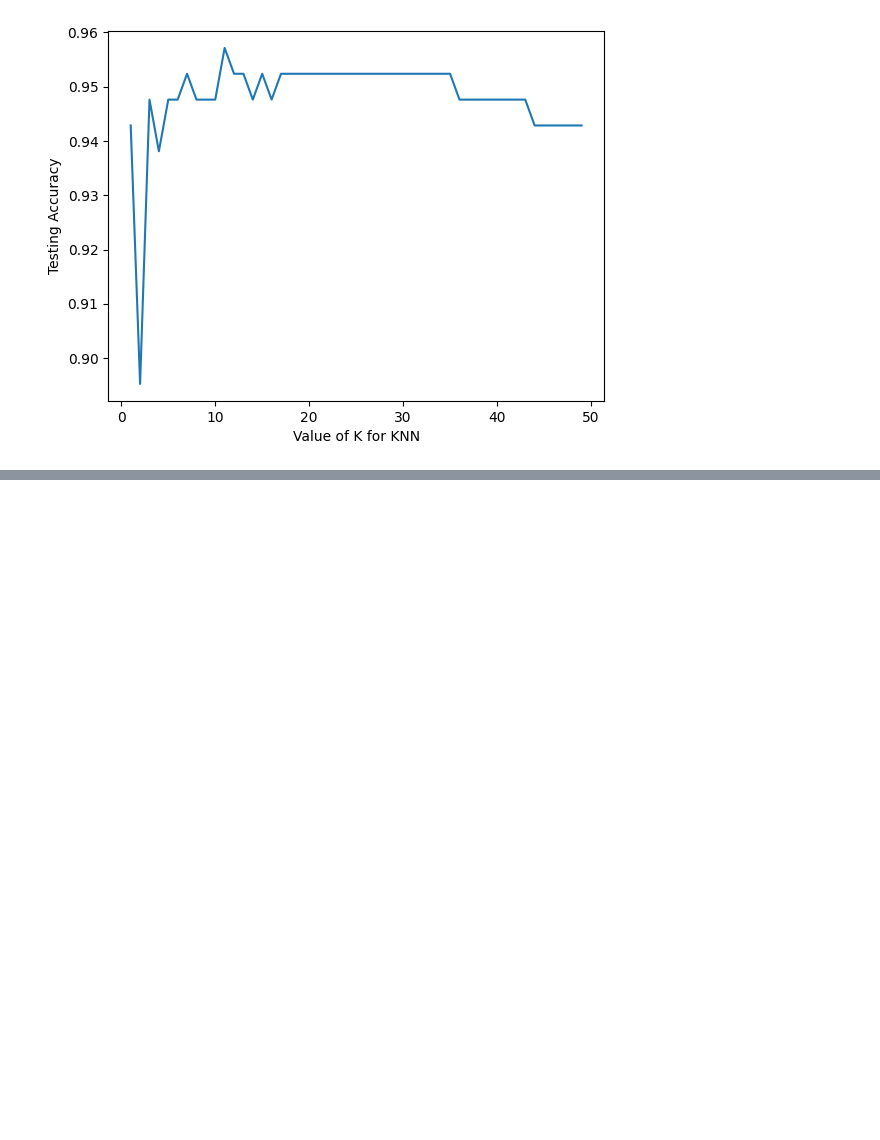
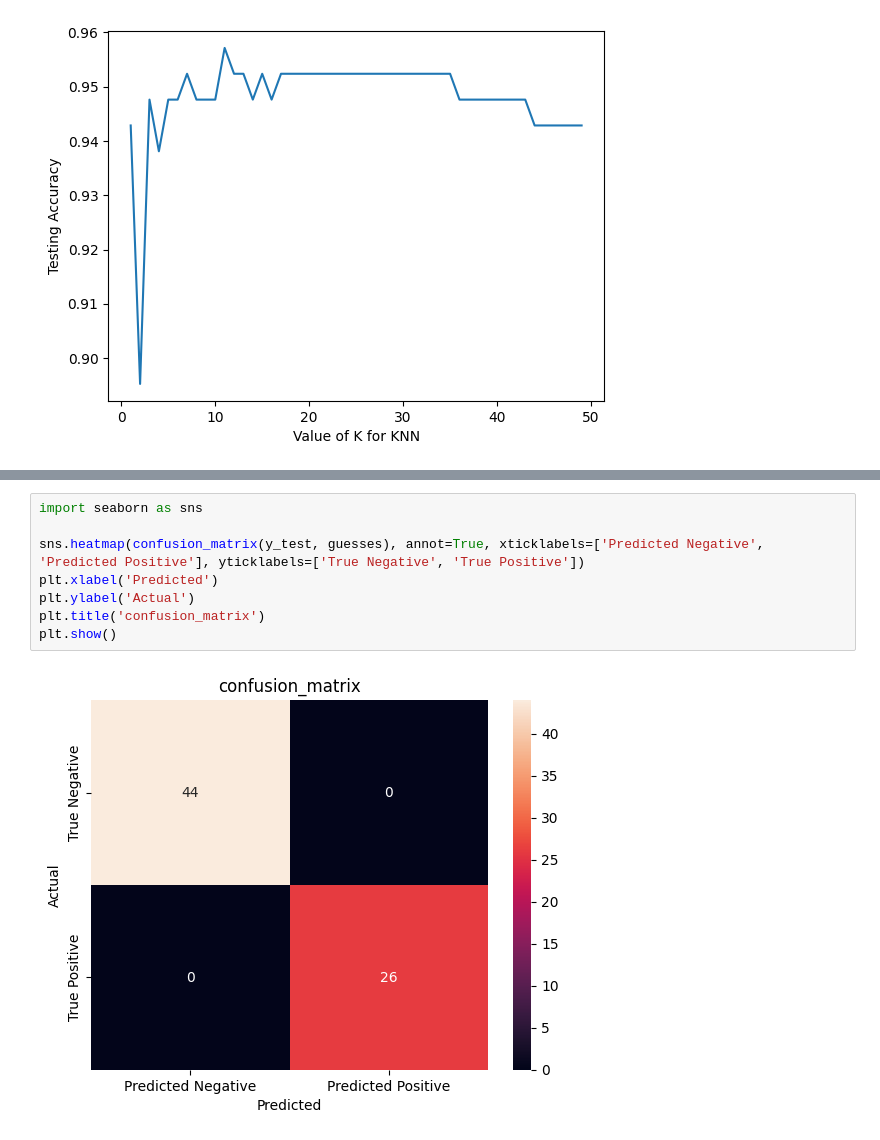
Before and after one commit to Park-HY-00/BAV, a Jupyter notebook: week9-hw.ipynb, the cells around one changed output, grey strips where cells are left out. Saved outputs shown, nothing was run; the diff lists cells and outputs as text; blank space fills up the shorter version.

```diff
--- a/week9-hw.ipynb
+++ b/week9-hw.ipynb
@@ -221,0 +272,10 @@ print(metrics.accuracy_score(y_test, guesses))
+# %%
+import seaborn as sns
+
+sns.heatmap(confusion_matrix(y_test, guesses), annot=True, xticklabels=['Predicted Negative', 'Predicted Positive'], yticklabels=['True Negative', 'True Positive'])
+plt.xlabel('Predicted')
+plt.ylabel('Actual')
+plt.title('confusion_matrix')
+plt.show()
+# %% [output]
+[figure, added]
```
Also changed, not shown: parts of 12 cells of this notebook.
